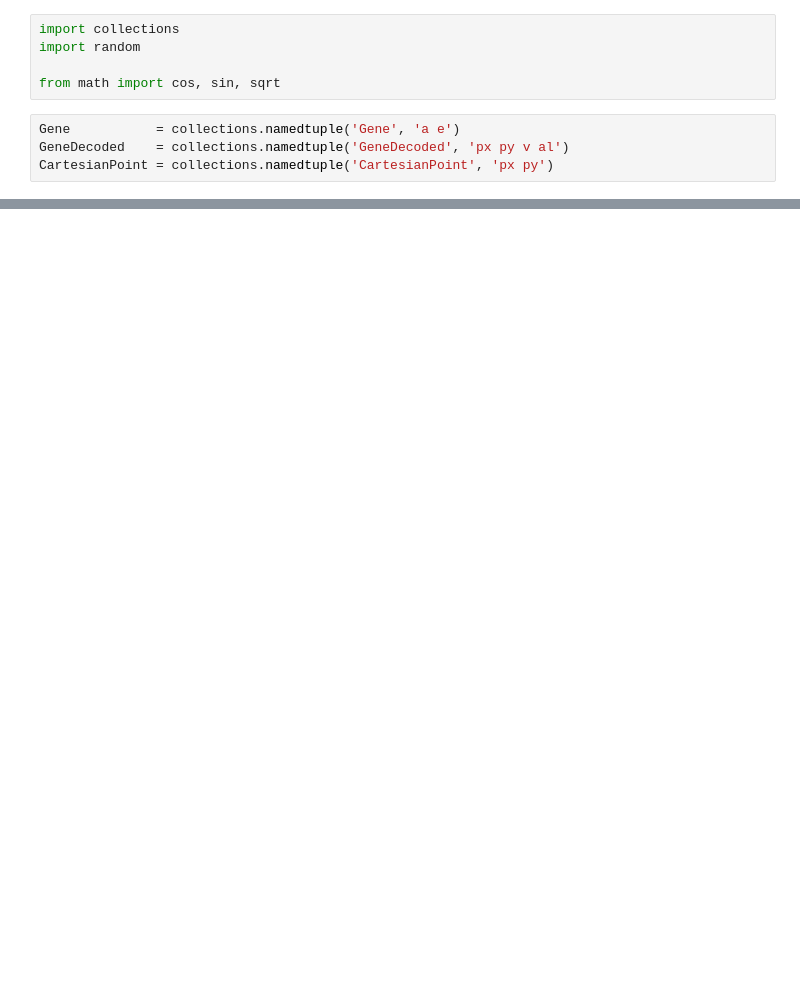
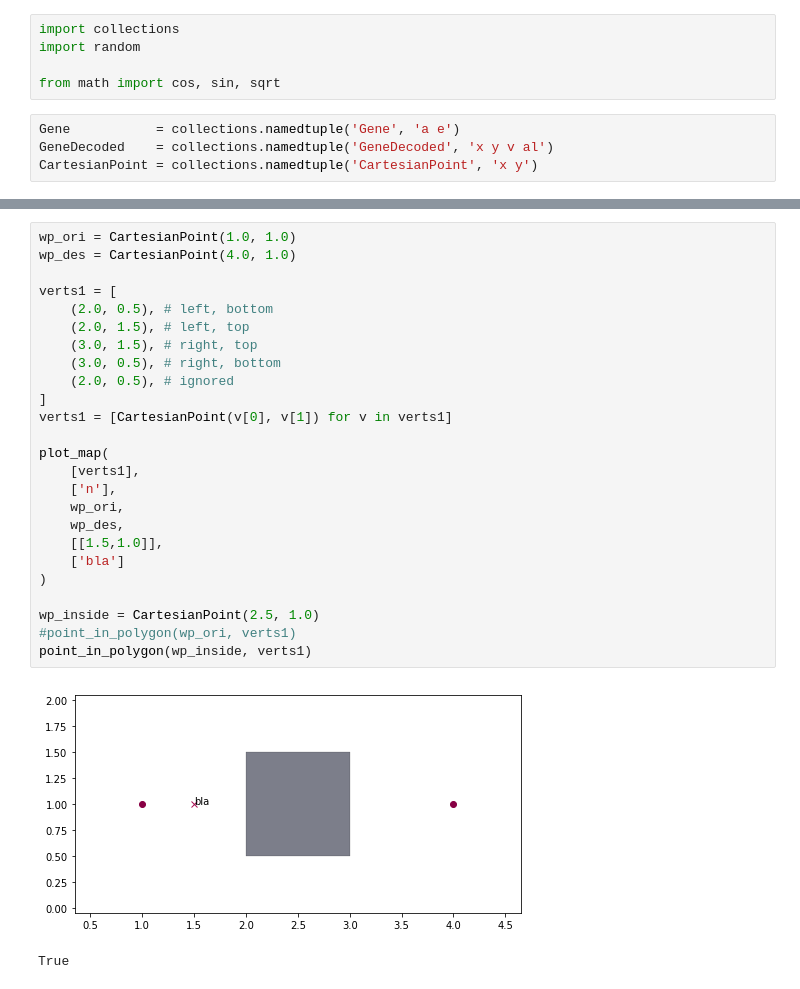
Before and after one commit to gustavo-moura/path-planning, a Jupyter notebook: algorithms/genetic_algorithm/genetic.ipynb, the cells around one changed output, grey strips where cells are left out. Cells and saved outputs as stored; diff of their text form; blank space fills up the shorter version.

```diff
--- a/algorithms/genetic_algorithm/genetic.ipynb
+++ b/algorithms/genetic_algorithm/genetic.ipynb
@@ -5,8 +5,8 @@ import random
 from math import cos, sin, sqrt
 # %%
 Gene           = collections.namedtuple('Gene', 'a e')
-GeneDecoded    = collections.namedtuple('GeneDecoded', 'px py v al')
-CartesianPoint = collections.namedtuple('CartesianPoint', 'px py')
+GeneDecoded    = collections.namedtuple('GeneDecoded', 'x y v al')
+CartesianPoint = collections.namedtuple('CartesianPoint', 'x y')
 # %%
 class subject():
 
@@ -208,0 +289,28 @@ class genetic():
+# %%
+wp_ori = CartesianPoint(1.0, 1.0)
+wp_des = CartesianPoint(4.0, 1.0)
+
+verts1 = [
+    (2.0, 0.5), # left, bottom
+    (2.0, 1.5), # left, top
+    (3.0, 1.5), # right, top
+    (3.0, 0.5), # right, bottom
+    (2.0, 0.5), # ignored
+]
+verts1 = [CartesianPoint(v[0], v[1]) for v in verts1]
+
+plot_map(
+    [verts1],
+    ['n'],
+    wp_ori,
+    wp_des,
+    [[1.5,1.0]],
+    ['bla']
+)
+
+wp_inside = CartesianPoint(2.5, 1.0)
+#point_in_polygon(wp_ori, verts1)
+point_in_polygon(wp_inside, verts1)
+# %% [output]
+[figure, added]
+True
```
Also changed, not shown: parts of 14 cells of this notebook, 1 other file.
